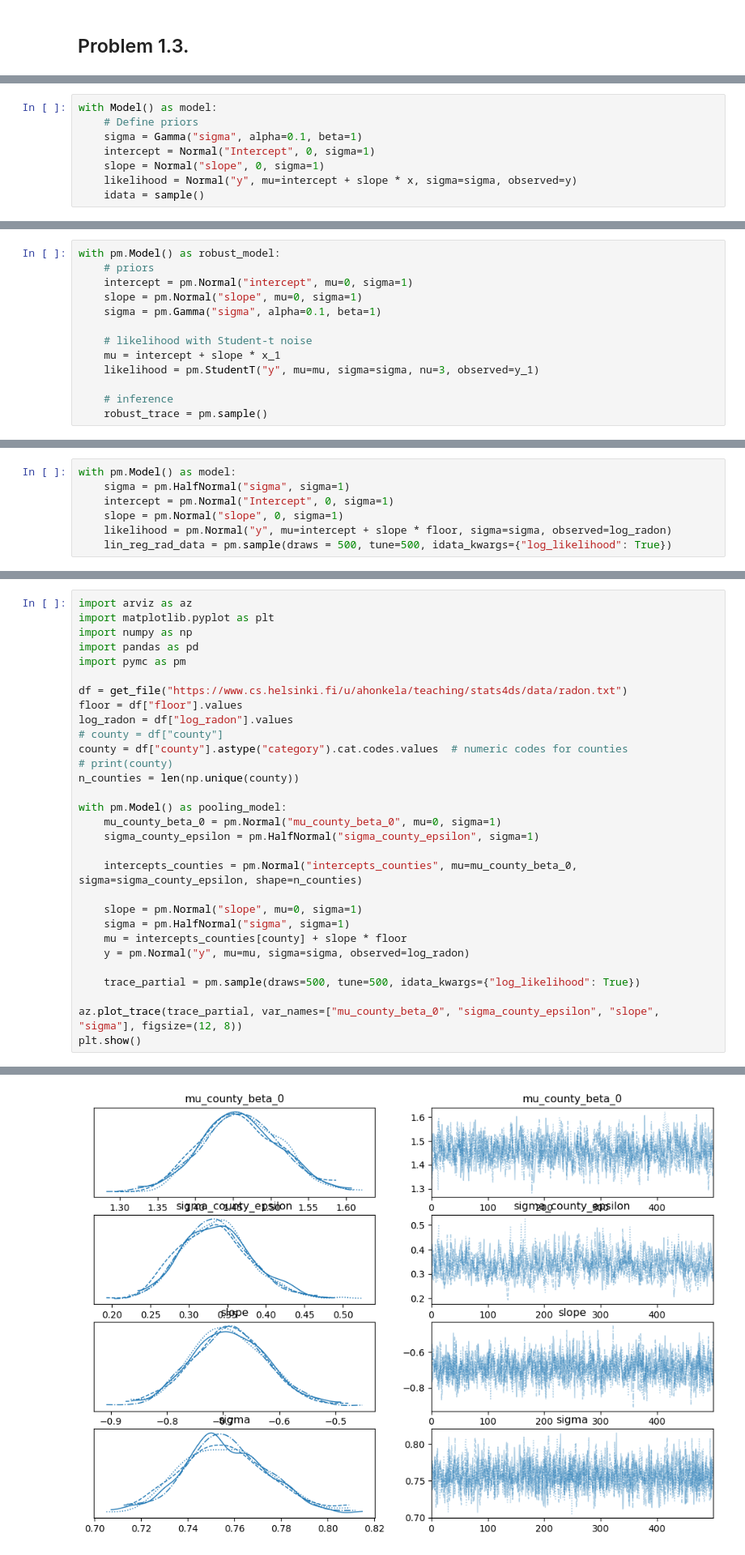
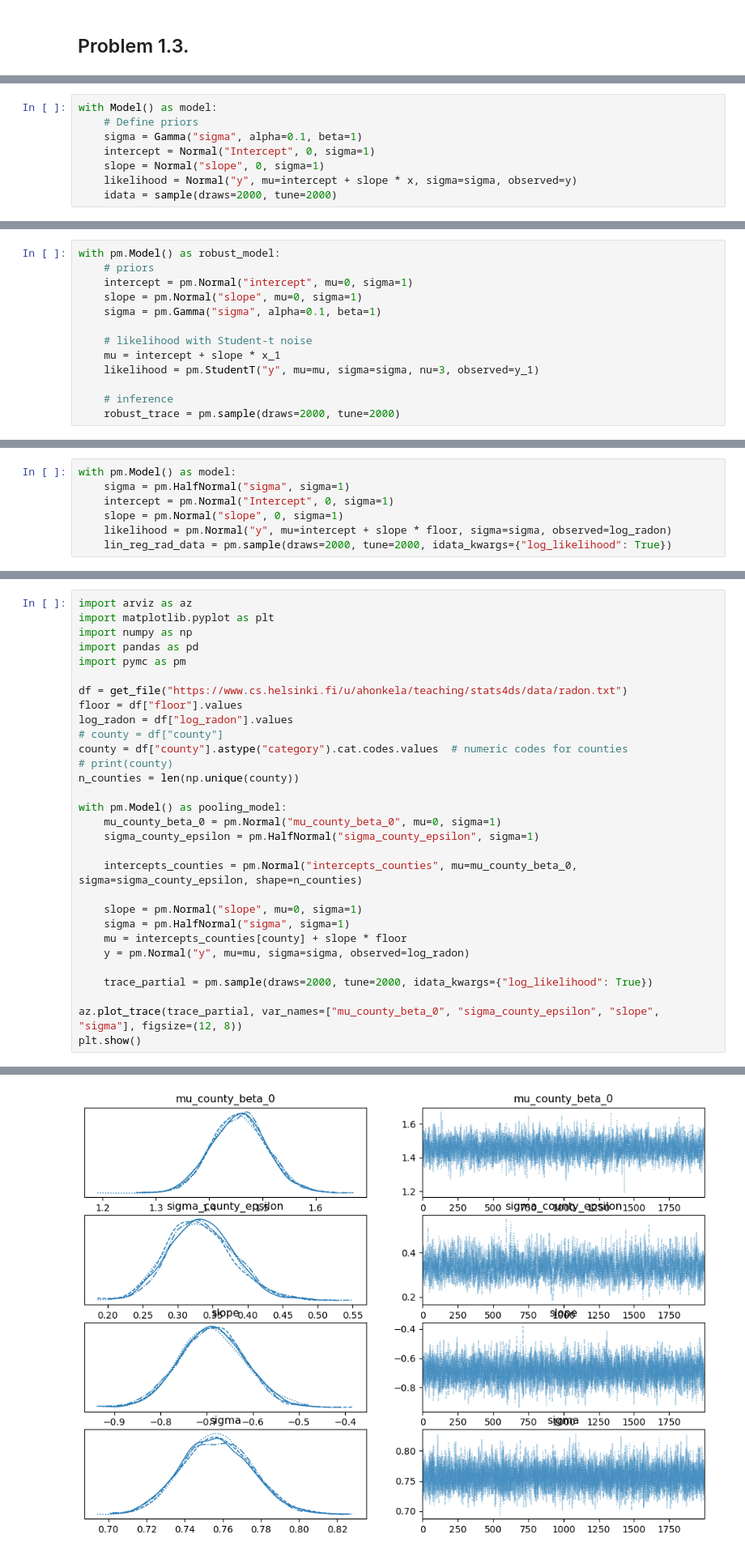
Before and after one commit to tuomascode/DataScienceMasters, a Jupyter notebook: Stats/ex_5.ipynb, the cells around one changed output, grey strips where cells are left out. Shown at 81% size. Cells and saved outputs as stored; diff of their text form.

```diff
--- a/Stats/ex_5.ipynb
+++ b/Stats/ex_5.ipynb
@@ -459,5 +458,5 @@ with Model() as model:
     intercept = Normal("Intercept", 0, sigma=1)
     slope = Normal("slope", 0, sigma=1)
     likelihood = Normal("y", mu=intercept + slope * x, sigma=sigma, observed=y)
-    idata = sample()
+    idata = sample(draws=2000, tune=2000)
 # %% [output]
@@ -544,5 +552,5 @@ with pm.Model() as robust_model:
     likelihood = pm.StudentT("y", mu=mu, sigma=sigma, nu=3, observed=y_1)
 
     # inference
-    robust_trace = pm.sample()
+    robust_trace = pm.sample(draws=2000, tune=2000)
 # %% [output]
@@ -644,5 +659,5 @@ with pm.Model() as model:
     intercept = pm.Normal("Intercept", 0, sigma=1)
     slope = pm.Normal("slope", 0, sigma=1)
     likelihood = pm.Normal("y", mu=intercept + slope * floor, sigma=sigma, observed=log_radon)
-    lin_reg_rad_data = pm.sample(draws = 500, tune=500, idata_kwargs={"log_likelihood": True})
+    lin_reg_rad_data = pm.sample(draws=2000, tune=2000, idata_kwargs={"log_likelihood": True})
 # %% [output]
@@ -735,7 +759,7 @@ with pm.Model() as pooling_model:
     mu = intercepts_counties[county] + slope * floor
     y = pm.Normal("y", mu=mu, sigma=sigma, observed=log_radon)
 
-    trace_partial = pm.sample(draws=500, tune=500, idata_kwargs={"log_likelihood": True})
+    trace_partial = pm.sample(draws=2000, tune=2000, idata_kwargs={"log_likelihood": True})
 
 az.plot_trace(trace_partial, var_names=["mu_county_beta_0", "sigma_county_epsilon", "slope", "sigma"], figsize=(12, 8))
 plt.show()
@@ -749,4 +782,4 @@ Sampling 4 chains for 500 tune and 500 draw iterations (2_000 + 2_000 draws tota
-[figure, old version]
+[figure, new version]
 # %%
 
 summary = az.summary(trace_partial, var_names=["mu_county_beta_0", "sigma_county_epsilon", "slope", "sigma"])
```
Also changed, not shown: parts of 27 cells of this notebook.
